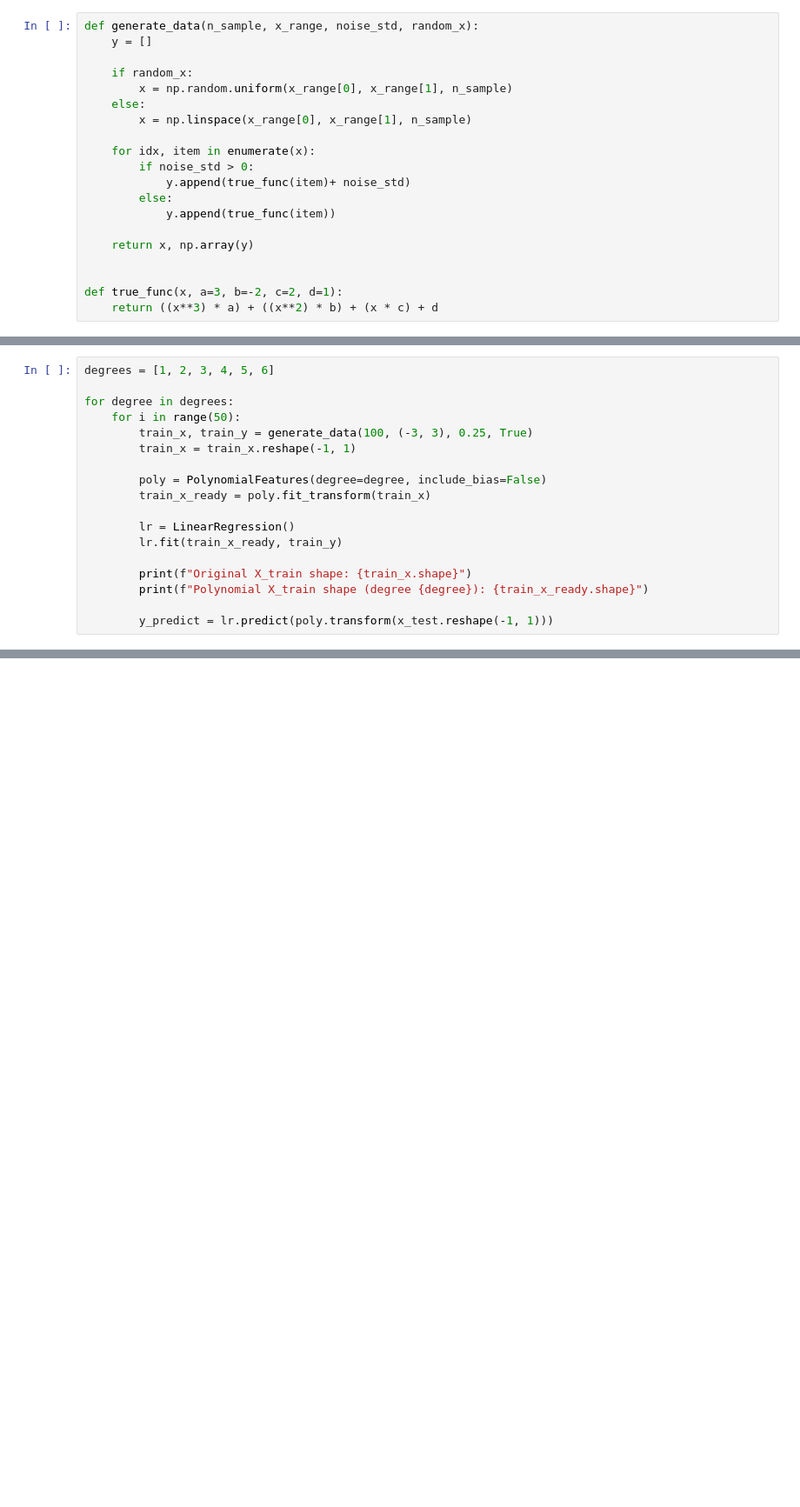
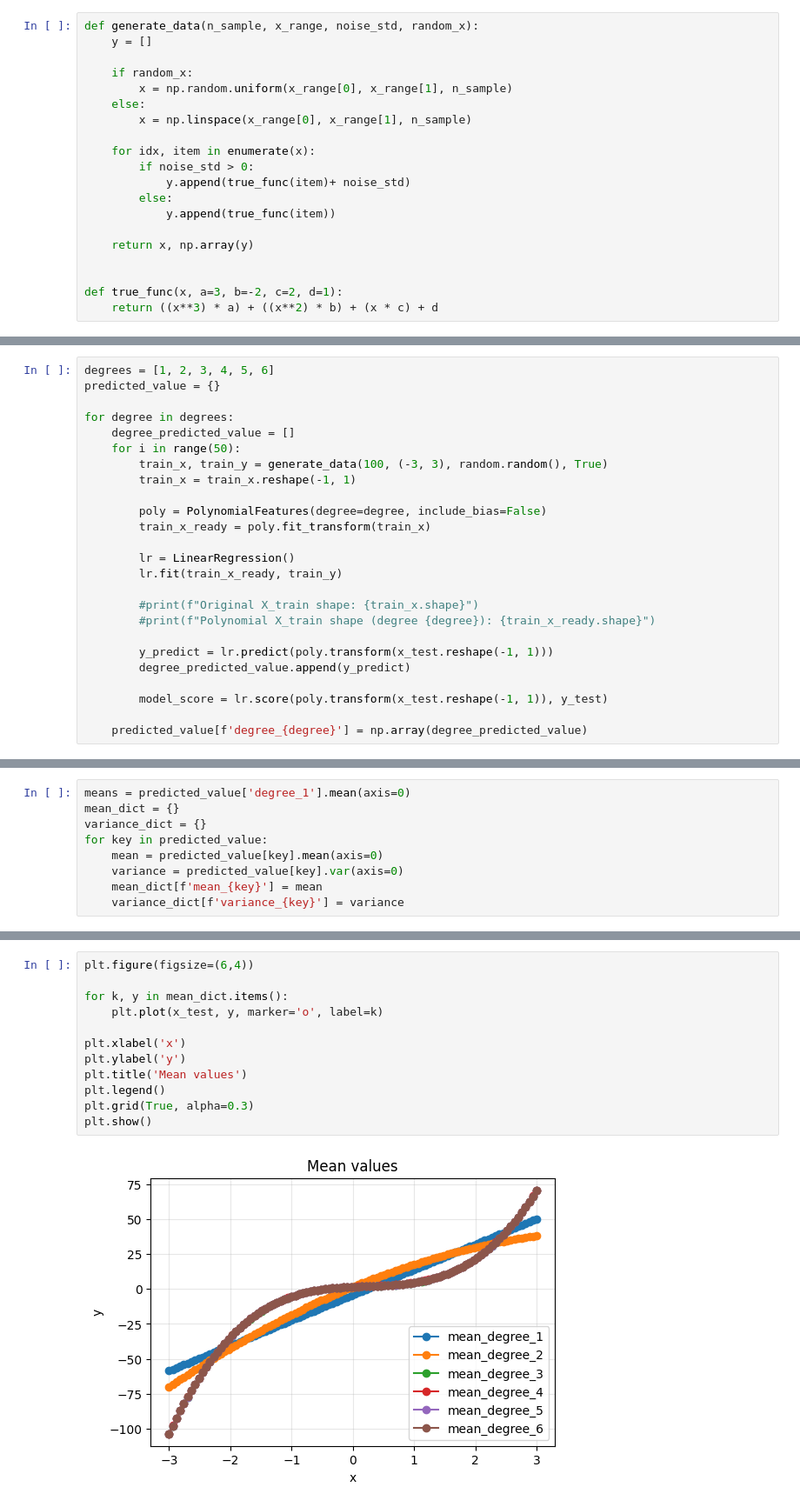
Before and after one commit to soheiladelbakhsh/Investigating-the-Role-of-Model-Complexity-in-Machine-Learning-and-Neural-Network-Quality, a Jupyter notebook: main.ipynb, the cells around one changed output, grey strips where cells are left out. Shown at 87% size. Cells and saved outputs as stored; diff of their text form; blank space fills up the shorter version.

Commit message:
plot mean, bias, variance, error

```diff
--- a/main.ipynb
+++ b/main.ipynb
@@ -53,10 +36,12 @@ plt.show()
 [figure]
 # %%
 degrees = [1, 2, 3, 4, 5, 6]
+predicted_value = {}
 
 for degree in degrees:
+    degree_predicted_value = []
     for i in range(50):
-        train_x, train_y = generate_data(100, (-3, 3), 0.25, True)
+        train_x, train_y = generate_data(100, (-3, 3), random.random(), True)
         train_x = train_x.reshape(-1, 1)
 
         poly = PolynomialFeatures(degree=degree, include_bias=False)
@@ -65,7 +50,12 @@ for degree in degrees:
         lr = LinearRegression()
         lr.fit(train_x_ready, train_y)
 
-        print(f"Original X_train shape: {train_x.shape}")
-        print(f"Polynomial X_train shape (degree {degree}): {train_x_ready.shape}")
+        #print(f"Original X_train shape: {train_x.shape}")
+        #print(f"Polynomial X_train shape (degree {degree}): {train_x_ready.shape}")
 
         y_predict = lr.predict(poly.transform(x_test.reshape(-1, 1)))
+        degree_predicted_value.append(y_predict)
+
+        model_score = lr.score(poly.transform(x_test.reshape(-1, 1)), y_test)
+
+    predicted_value[f'degree_{degree}'] = np.array(degree_predicted_value)
@@ -97,0 +62,9 @@ Polynomial X_train shape (degree 2): (3, 2) [[ 0.55668019  0.30989284]
+# %%
+means = predicted_value['degree_1'].mean(axis=0)
+mean_dict = {}
+variance_dict = {}
+for key in predicted_value:
+    mean = predicted_value[key].mean(axis=0)
+    variance = predicted_value[key].var(axis=0)
+    mean_dict[f'mean_{key}'] = mean
+    variance_dict[f'variance_{key}'] = variance
@@ -97,0 +91,14 @@ Polynomial X_train shape (degree 2): (3, 2) [[ 0.55668019  0.30989284]
+# %%
+plt.figure(figsize=(6,4))
+
+for k, y in mean_dict.items():
+    plt.plot(x_test, y, marker='o', label=k)
+
+plt.xlabel('x')
+plt.ylabel('y')
+plt.title('Mean values')
+plt.legend()
+plt.grid(True, alpha=0.3)
+plt.show()
+# %% [output]
+[figure, added]
```
Also changed, not shown: parts of 9 cells of this notebook.
